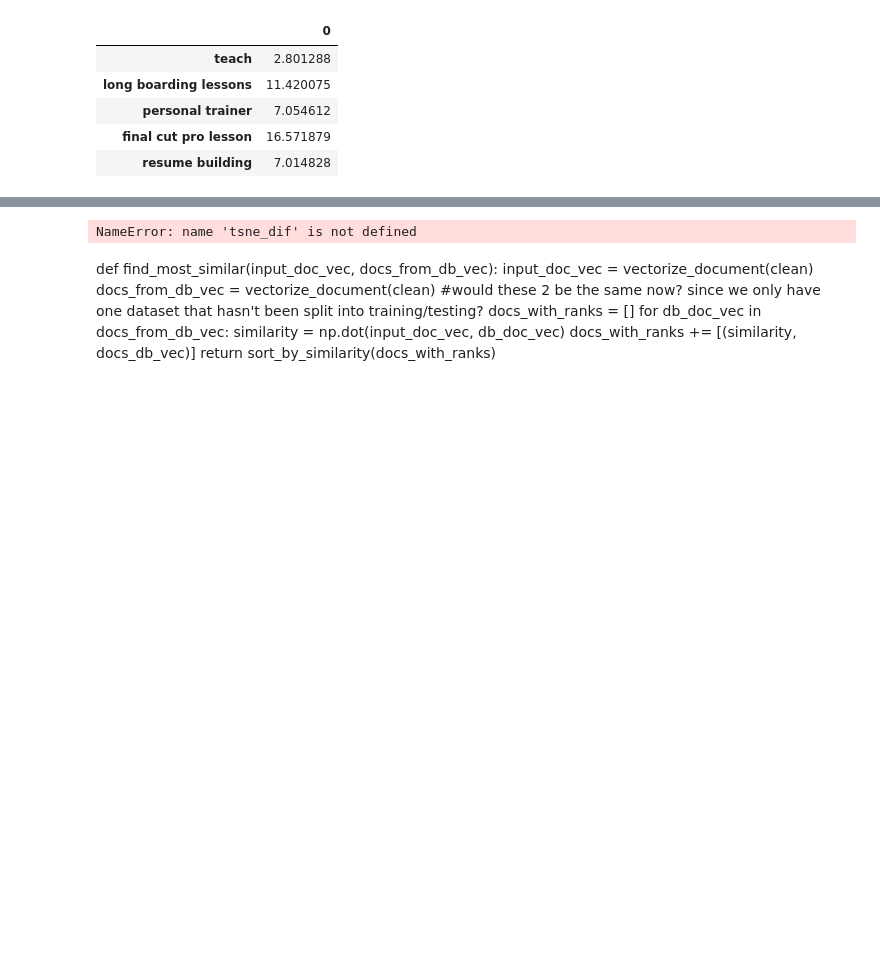
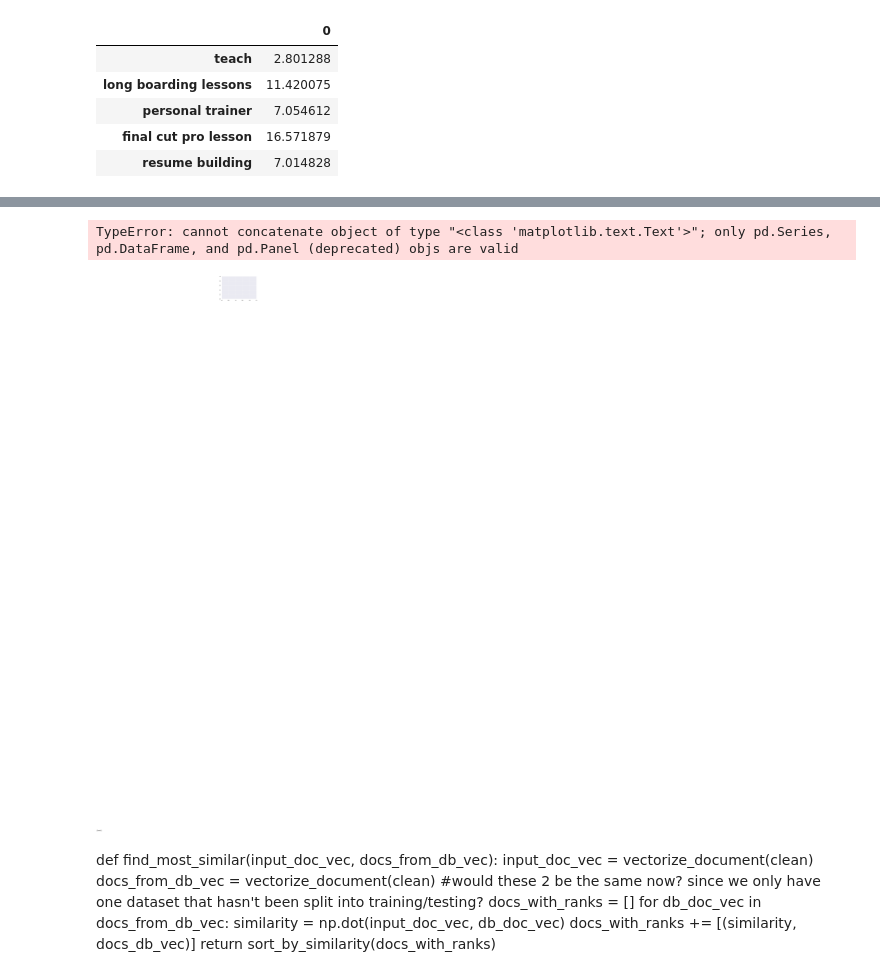
Before and after one commit to angelaaaateng/Projects, a Jupyter notebook: Pangea_RS_5.ipynb, the cells around one changed output, grey strips where cells are left out. Drawn from its saved outputs; the diff is of its cells as text; code cells hidden in the pictures; blank space fills up the shorter version.

```diff
--- a/Pangea_RS_5.ipynb
+++ b/Pangea_RS_5.ipynb
@@ -441,13 +473,17 @@ from adjustText import adjust_text
 #initialize the text box then create a loop that prints the 10th title
 
 sentence_titles = []
-titles_for_plotting = list(np.arange(0, 300, 10))
+titles_for_plotting = list(np.arange(0, 700, 50))
+#we are plotting the 50th title in the first 700 titles
 # %%
 #then we want to append each word to a list of words
 for title in titles_for_plotting:
-    word_vec_master.append(plt.text(tsne_dif[title, 0], tsne_df[title, 1], titles_list[title], fontsize=14))
+    word_vec_master.append(plt.text(tsne_df[title, 0], tsne_df[title, 1], filtered_word_list[title], fontsize=14))
+
+# filtered_word_list[title] --> which list should i use here? i tried dict, then i tried master_vector_list
 # %% [output]
-NameError: name 'tsne_dif' is not defined
+TypeError: cannot concatenate object of type "<class 'matplotlib.text.Text'>"; only pd.Series, pd.DataFrame, and pd.Panel (deprecated) objs are valid
+[figure, added]
 # %% [markdown]
 def find_most_similar(input_doc_vec, docs_from_db_vec):
     input_doc_vec = vectorize_document(clean)
```
Also changed, not shown: parts of 9 cells of this notebook.
